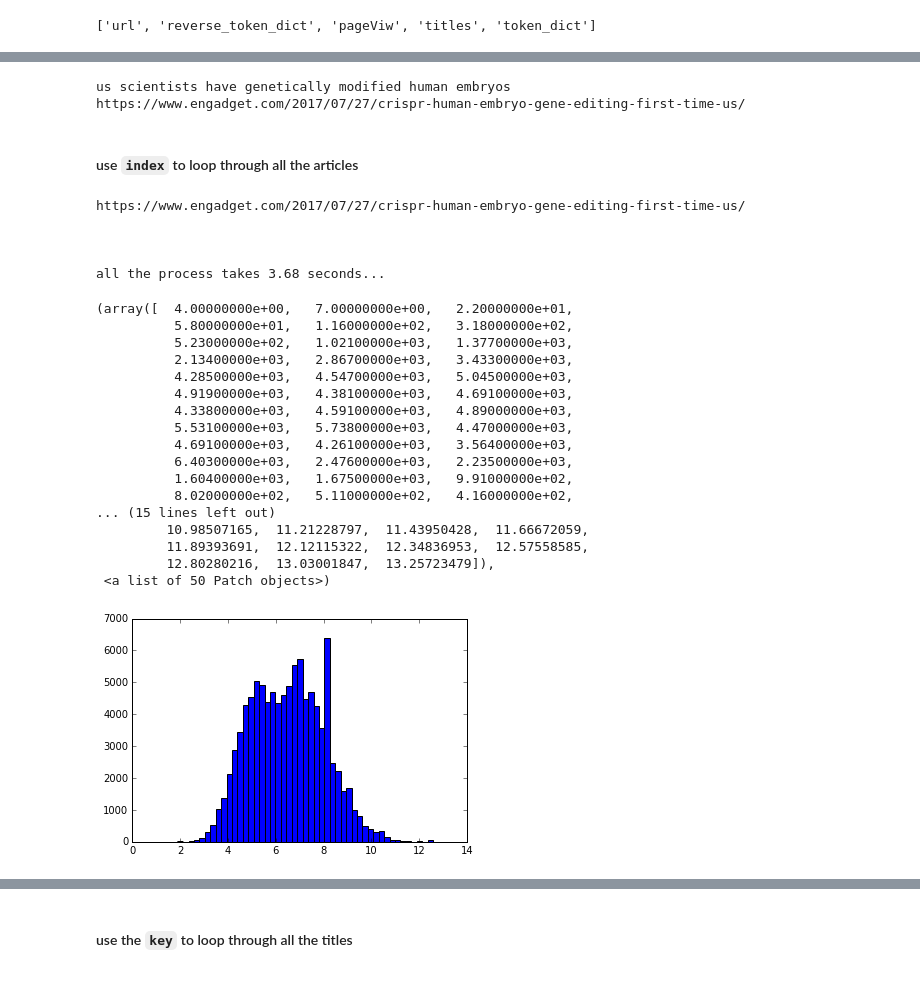
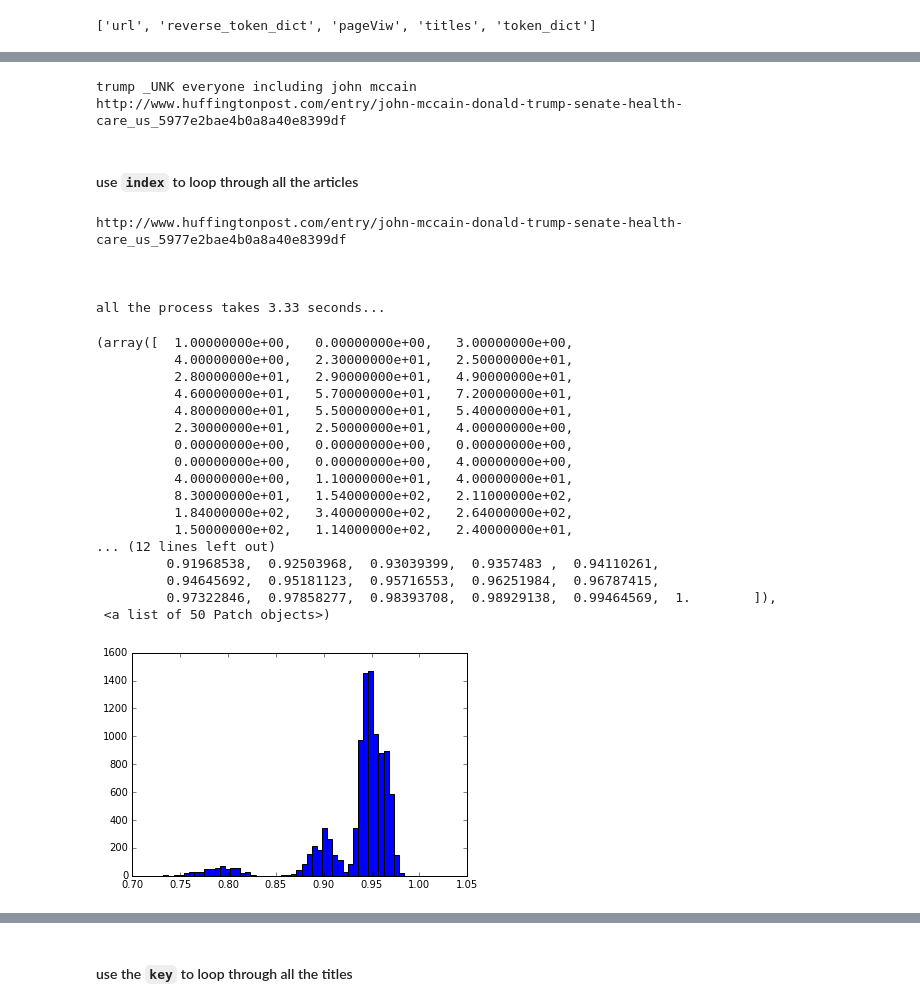
Before and after one commit to mengyx-work/ipyhon_notebooks, a Jupyter notebook: notebooks/seq2seq_restore_pred_linux.ipynb, the cells around one changed output, grey strips where cells are left out. Drawn from its saved outputs; the diff is of its cells as text; code cells hidden in the pictures.

```diff
--- a/notebooks/seq2seq_restore_pred_linux.ipynb
+++ b/notebooks/seq2seq_restore_pred_linux.ipynb
@@ -24,10 +27,16 @@ seq2seq
 seq2seq_16embed_128hid
 seq2seq_64embed_128hid
 # %%
-pickle_file = 'processed_titles_data.pkl'
+#pickle_file = 'processed_titles_data.pkl'
+pickle_file = 'new_processed_titles_data.pkl'
+
 #local_model_path = '/home/matt.meng/local_tensorflow_content/large_64embed_128hid'
 #local_model_path = '/home/matt.meng/local_tensorflow_content/large_32embed_32hid'
-local_model_path = '/home/matt.meng/local_tensorflow_content/large_8embed_16hid/'
+#local_model_path = '/home/matt.meng/local_tensorflow_content/large_8embed_16hid/'
+
+#local_model_path = '/home/matt.meng/local_tensorflow_content/new_16embed_8hid'
+#local_model_path = '/home/matt.meng/local_tensorflow_content/new_32embed_128hid'
+local_model_path = '/home/matt.meng/local_tensorflow_content/new_8embed_256hid'
 # %%
 #with open(pickle_file_path, 'rb') as input_stream:
 #    data = pickle.load(input_stream)
@@ -54,7 +67,8 @@ saver = tf.train.import_meta_graph(model_meta_file(local_model_path))
 
 config = tf.ConfigProto(device_count = {'GPU': 0})
 
-with tf.Session(config=config) as sess:
+#with tf.Session(config=config) as sess:
+with tf.Session() as sess:
     saver.restore(sess, tf.train.latest_checkpoint(local_model_path))
 
     encoder_inputs = sess.graph.get_tensor_by_name("initial_inputs/encoder_inputs:0")
@@ -67,7 +81,7 @@ with tf.Session(config=config) as sess:
     counter = 0
     start_time = time.time()
     #for i in xrange(len(titles)):
-    for i in xrange(100000):
+    for i in xrange(10000):
         counter += 1
         vector_dict[title_urls[i]] = {'pageView' : title_pageViews[i],
                                       'title_string' : ' '.join(map(reverse_token_dict.get, titles[i]))}
@@ -79,7 +93,10 @@ with tf.Session(config=config) as sess:
                                                                              decoder_inputs : decoder_inputs_,
                                                                              decoder_targets : decoder_targets_,
                                                                              dropout_input_keep_prob : 1.})
-        vector_dict[title_urls[i]]['vectors'] = (c_vector[0] + h_vector[0])
+        vector_dict[title_urls[i]]['c_vectors'] = c_vector[0]
+        vector_dict[title_urls[i]]['h_vectors'] = h_vector[0]
+        vector_dict[title_urls[i]]['combined_vectors'] = (c_vector[0] + h_vector[0])
+
         #c_vector_list.append(c_vector)
         #h_vector_list.append(h_vector)
         if counter % 5000 == 0:
@@ -152,61 +161,65 @@ def cosine_similarity(x, y):
 
     return numerator / denominator
 # %%
-index = 1550
+index = 12
 print sorted_vecor[index][1]['title_string']
 selected_key = sorted_vecor[index][0]
 print selected_key
 # %% [output]
-us scientists have genetically modified human embryos
-https://www.engadget.com/2017/07/27/crispr-human-embryo-gene-editing-first-time-us/
+trump _UNK everyone including john mccain
+http://www.huffingtonpost.com/entry/john-mccain-donald-trump-senate-health-care_us_5977e2bae4b0a8a40e8399df
 # %%
 #i = 400
 #sorted_vecor[i][1]['vectors']
 # %% [markdown]
 #### use `index` to loop through all the articles
 # %%
+#vector_name = 'h_vectors'
+#vector_name = 'c_vectors'
+vector_name = 'combined_vectors'
+
 cosine_results, euclidean_results = [], []
 #selected_key = 'http://www.cbssports.com/nba/news/nba-draft-lavar-ball-guarantees-lonzo-will-lead-lakers-to-playoffs-next-season/'
 print selected_key
 print '\n \n'
 start_time = time.time()
 #for i in xrange(len(sorted_vecor)):
-for i in xrange(100000):
+for i in xrange(min(len(sorted_vecor), 100000)):
     if i == index:
         continue
-    cosine_result = cosine_similarity(sorted_vecor[index][1]['vectors'], sorted_vecor[i][1]['vectors'])
-    euclidean_result = euclidean_distance(sorted_vecor[index][1]['vectors'], sorted_vecor[i][1]['vectors'])
+    cosine_result = cosine_similarity(sorted_vecor[index][1][vector_name], sorted_vecor[i][1][vector_name])
+    euclidean_result = euclidean_distance(sorted_vecor[index][1][vector_name], sorted_vecor[i][1][vector_name])
     cosine_results.append(cosine_result)
     euclidean_results.append(euclidean_result)
 print 'all the process takes {:.2f} seconds...'.format(time.time() - start_time)
 # %% [output]
-https://www.engadget.com/2017/07/27/crispr-human-embryo-gene-editing-first-time-us/
+http://www.huffingtonpost.com/entry/john-mccain-donald-trump-senate-health-care_us_5977e2bae4b0a8a40e8399df
 
 
 
-all the process takes 3.68 seconds...
+all the process takes 3.33 seconds...
 # %%
-plt.hist(euclidean_results, bins=50)
-#plt.hist(cosine_results, bins=50)
+#plt.hist(euclidean_results, bins=50)
+plt.hist(cosine_results, bins=50)
 # %% [output]
-(array([  4.00000000e+00,   7.00000000e+00,   2.20000000e+01,
-          5.80000000e+01,   1.16000000e+02,   3.18000000e+02,
-          5.23000000e+02,   1.02100000e+03,   1.37700000e+03,
-          2.13400000e+03,   2.86700000e+03,   3.43300000e+03,
-          4.28500000e+03,   4.54700000e+03,   5.04500000e+03,
-          4.91900000e+03,   4.38100000e+03,   4.69100000e+03,
-          4.33800000e+03,   4.59100000e+03,   4.89000000e+03,
-          5.53100000e+03,   5.73800000e+03,   4.47000000e+03,
-          4.69100000e+03,   4.26100000e+03,   3.56400000e+03,
-          6.40300000e+03,   2.47600000e+03,   2.23500000e+03,
-          1.60400000e+03,   1.67500000e+03,   9.91000000e+02,
-          8.02000000e+02,   5.11000000e+02,   4.16000000e+02,
-... (15 lines left out)
-         10.98507165,  11.21228797,  11.43950428,  11.66672059,
-         11.89393691,  12.12115322,  12.34836953,  12.57558585,
-         12.80280216,  13.03001847,  13.25723479]),
+(array([  1.00000000e+00,   0.00000000e+00,   3.00000000e+00,
+          4.00000000e+00,   2.30000000e+01,   2.50000000e+01,
+          2.80000000e+01,   2.90000000e+01,   4.90000000e+01,
+          4.60000000e+01,   5.70000000e+01,   7.20000000e+01,
+          4.80000000e+01,   5.50000000e+01,   5.40000000e+01,
+          2.30000000e+01,   2.50000000e+01,   4.00000000e+00,
+          0.00000000e+00,   0.00000000e+00,   0.00000000e+00,
+          0.00000000e+00,   0.00000000e+00,   4.00000000e+00,
+          4.00000000e+00,   1.10000000e+01,   4.00000000e+01,
+          8.30000000e+01,   1.54000000e+02,   2.11000000e+02,
+          1.84000000e+02,   3.40000000e+02,   2.64000000e+02,
+          1.50000000e+02,   1.14000000e+02,   2.40000000e+01,
+... (12 lines left out)
+         0.91968538,  0.92503968,  0.93039399,  0.9357483 ,  0.94110261,
+         0.94645692,  0.95181123,  0.95716553,  0.96251984,  0.96787415,
+         0.97322846,  0.97858277,  0.98393708,  0.98929138,  0.99464569,  1.        ]),
  <a list of 50 Patch objects>)
-[figure, old version]
+[figure, new version]
 # %%
 #cosine_results, euclidean_results = [], []
 # %%
```
Also changed, not shown: parts of 7 cells of this notebook.
